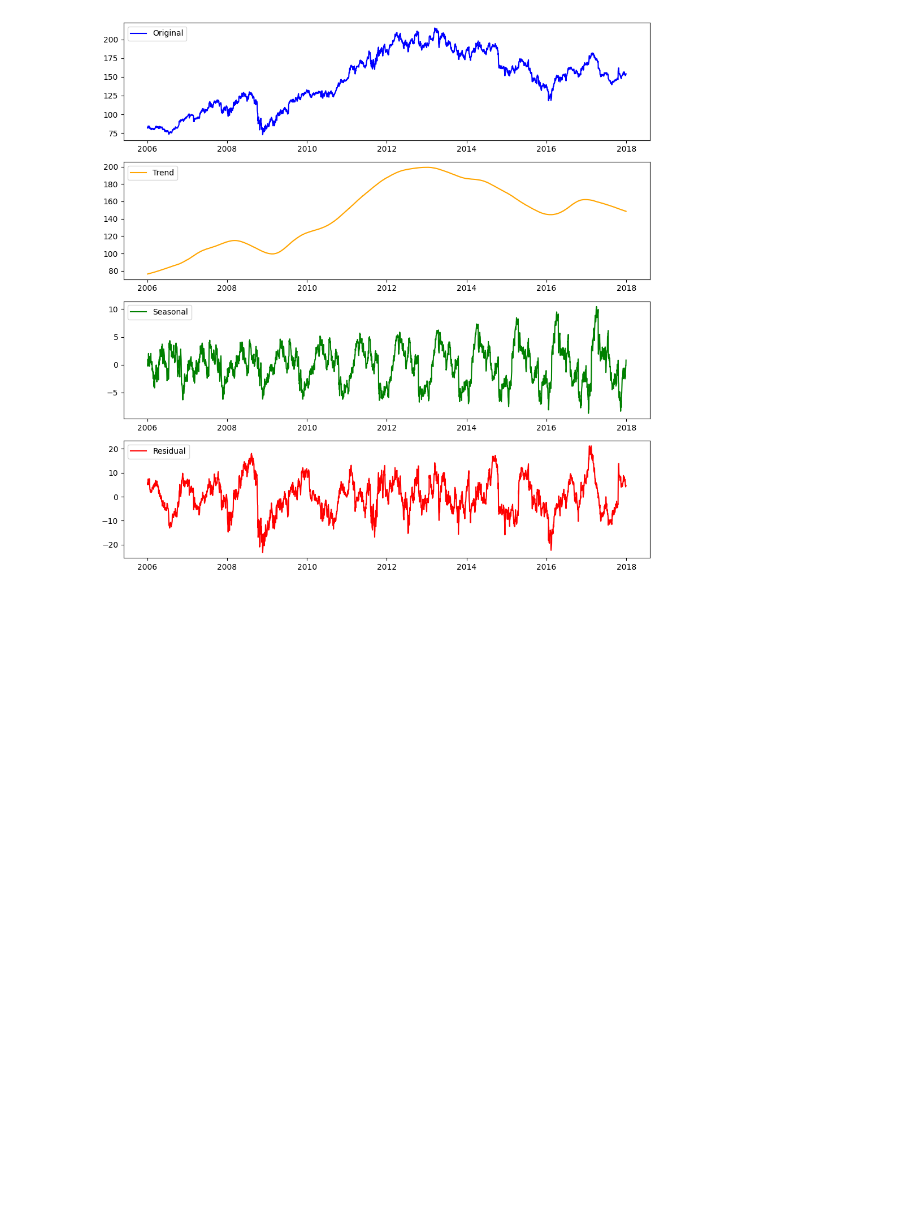
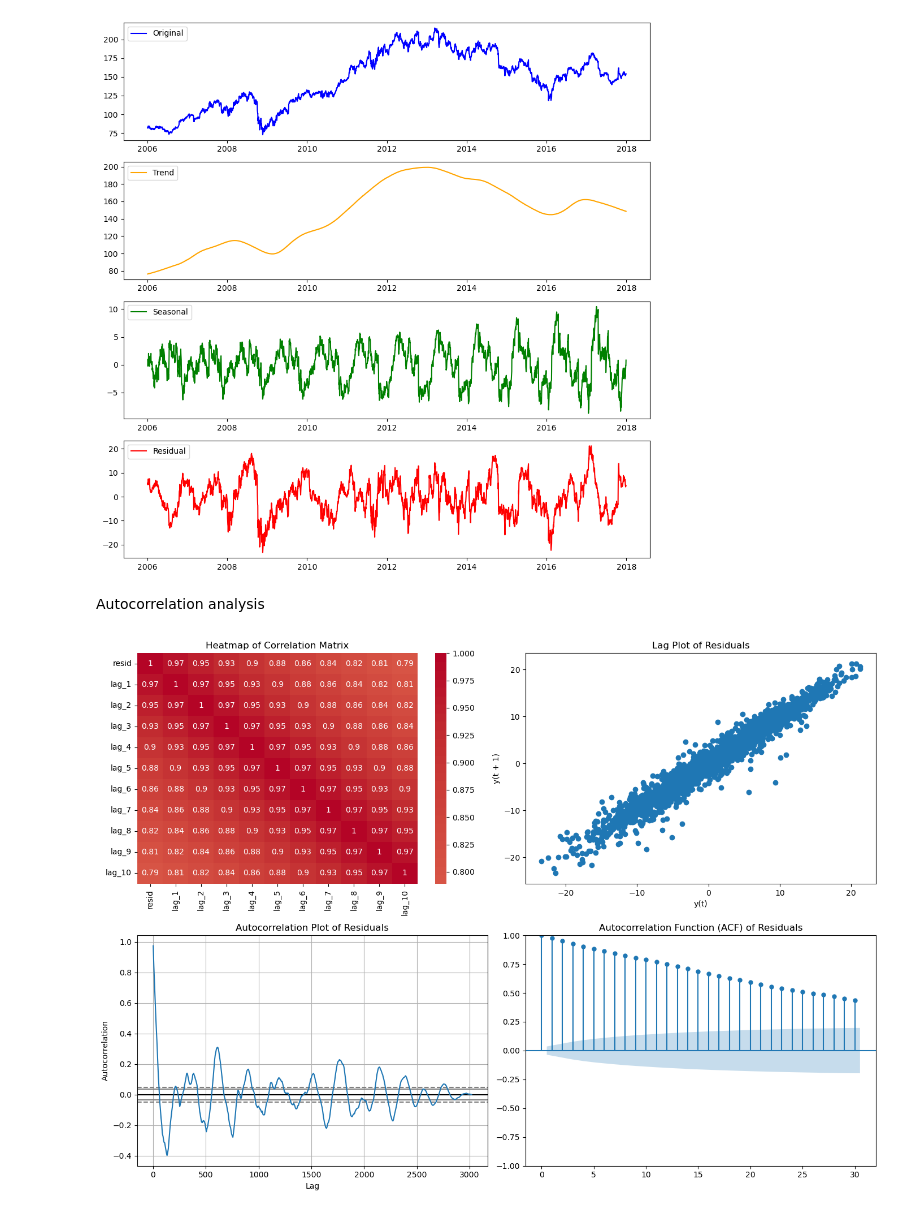
Before and after one commit to knuutti/stock-market-forecasting, a Jupyter notebook: project.ipynb, the cells around one changed output. Saved outputs shown, nothing was run; the diff lists cells and outputs as text; code cells hidden in the pictures; blank space fills up the shorter version.

Commit message:
Autocorrelation Analysis

```diff
--- a/project.ipynb
+++ b/project.ipynb
@@ -55,3 +56,36 @@ plt.tight_layout()
 plt.show()
 # %% [output]
 [figure]
+# %% [markdown]
+Autocorrelation analysis
+# %%
+# Create a 1-10 day lagged dataset of the residuals
+lagged_resid = pd.DataFrame({'resid': resid})
+for i in range(1, 11):
+    lagged_resid[f'lag_{i}'] = lagged_resid['resid'].shift(i)
+lagged_resid = lagged_resid.dropna()
+
+# Compute the correlation matrix
+corr = lagged_resid.corr()
+fig, axes = plt.subplots(2, 2, figsize=(14, 10))
+
+# Heatmap
+sns.heatmap(corr, annot=True, cmap='coolwarm', center=0, ax=axes[0, 0])
+axes[0, 0].set_title('Heatmap of Correlation Matrix')
+
+# Lag plot
+pd.plotting.lag_plot(resid, ax=axes[0, 1])
+axes[0, 1].set_title('Lag Plot of Residuals')
+
+# Autocorrelation plot
+pd.plotting.autocorrelation_plot(resid, ax=axes[1, 0])
+axes[1, 0].set_title('Autocorrelation Plot of Residuals')
+
+# ACF (from statsmodels)
+plot_acf(resid, lags=30, ax=axes[1, 1])
+axes[1, 1].set_title('Autocorrelation Function (ACF) of Residuals')
+
+plt.tight_layout()
+plt.show()
+# %% [output]
+[figure, added]
```
Also changed, not shown: parts of 3 cells of this notebook.
